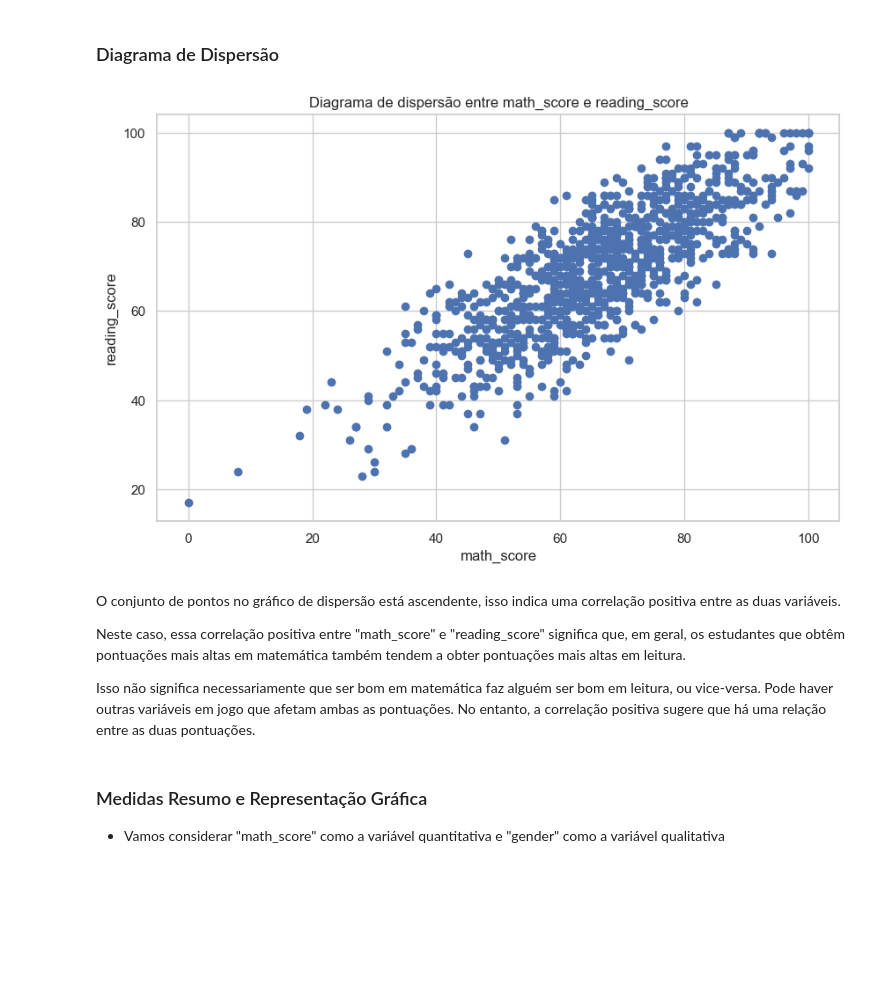
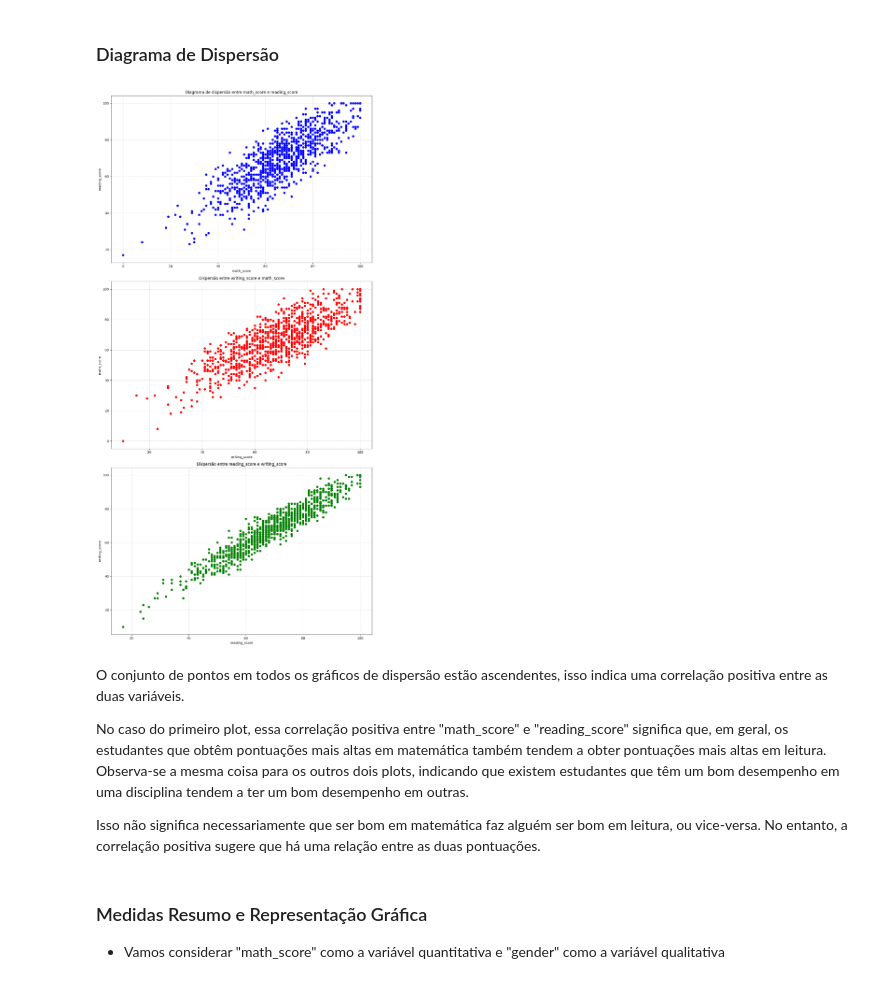
Before and after one commit to lucaslimaromero/Trabalho-Estatistica, a Jupyter notebook: trabalho.ipynb, the cells around one changed output. Drawn from its saved outputs; the diff is of its cells as text; code cells hidden in the pictures; blank space fills up the shorter version.

```diff
--- a/trabalho.ipynb
+++ b/trabalho.ipynb
@@ -275,21 +284,40 @@ for coluna in colunas_quantitativas:
 # %% [markdown]
 ### Diagrama de Dispersão
-# %%
-# Criar um diagrama de dispersão para "math_score" e "reading_score"
-plt.figure(figsize=(10, 6))
-plt.scatter(dados['math_score'], dados['reading_score'])
-plt.title('Diagrama de dispersão entre math_score e reading_score')
-plt.xlabel('math_score')
-plt.ylabel('reading_score')
-plt.show()
-# %% [output]
-[figure, removed]
+# %%
+# Criar um diagrama de dispersão para "math_score" e "reading_score"
+fig, axes = plt.subplots(3, 1, figsize=(12,24))
+
+# Primeiro plot: Diagrama de dispersão "math_score" e "reading_score"
+axes[0].scatter(dados['math_score'], dados['reading_score'], color='blue')
+axes[0].set_title('Diagrama de dispersão entre math_score e reading_score')
+axes[0].set_xlabel('math_score')
+axes[0].set_ylabel('reading_score')
+axes[0].grid(linestyle=':')
+
+# Terceiro plot: Diagrama de dispersão entre "writing_score" e "math_score"
+axes[1].scatter(dados['writing_score'], dados['math_score'], color='red')
+axes[1].set_title('Dispersão entre writing_score e math_score')
+axes[1].set_xlabel('writing_score')
+axes[1].set_ylabel('math_score')
+axes[1].grid(linestyle=':')
+
+# Terceiro plot: Diagrama de dispersão entre "reading_score" e "writing_score"
+axes[2].scatter(dados['reading_score'], dados['writing_score'], color='green')
+axes[2].set_title('Dispersão entre reading_score e writing_score')
+axes[2].set_xlabel('reading_score')
+axes[2].set_ylabel('writing_score')
+axes[2].grid(linestyle=':')
+
+plt.tight_layout()
+plt.show()
+# %% [output]
+[figure, added]
 # %% [markdown]
-O conjunto de pontos no gráfico de dispersão está ascendente, isso indica uma correlação positiva entre as duas variáveis.
+O conjunto de pontos em todos os gráficos de dispersão estão ascendentes, isso indica uma correlação positiva entre as duas variáveis.
 
-Neste caso, essa correlação positiva entre "math_score" e "reading_score" significa que, em geral, os estudantes que obtêm pontuações mais altas em matemática também tendem a obter pontuações mais altas em leitura.
+No caso do primeiro plot, essa correlação positiva entre "math_score" e "reading_score" significa que, em geral, os estudantes que obtêm pontuações mais altas em matemática também tendem a obter pontuações mais altas em leitura. Observa-se a mesma coisa para os outros dois plots, indicando que existem estudantes que têm um bom desempenho em uma disciplina tendem a ter um bom desempenho em outras.
 
-Isso não significa necessariamente que ser bom em matemática faz alguém ser bom em leitura, ou vice-versa. Pode haver outras variáveis em jogo que afetam ambas as pontuações. No entanto, a correlação positiva sugere que há uma relação entre as duas pontuações.
+Isso não significa necessariamente que ser bom em matemática faz alguém ser bom em leitura, ou vice-versa. No entanto, a correlação positiva sugere que há uma relação entre as duas pontuações.
 # %% [markdown]
 ### Medidas Resumo e Representação Gráfica
 
```
Also changed, not shown: parts of 8 cells of this notebook.
